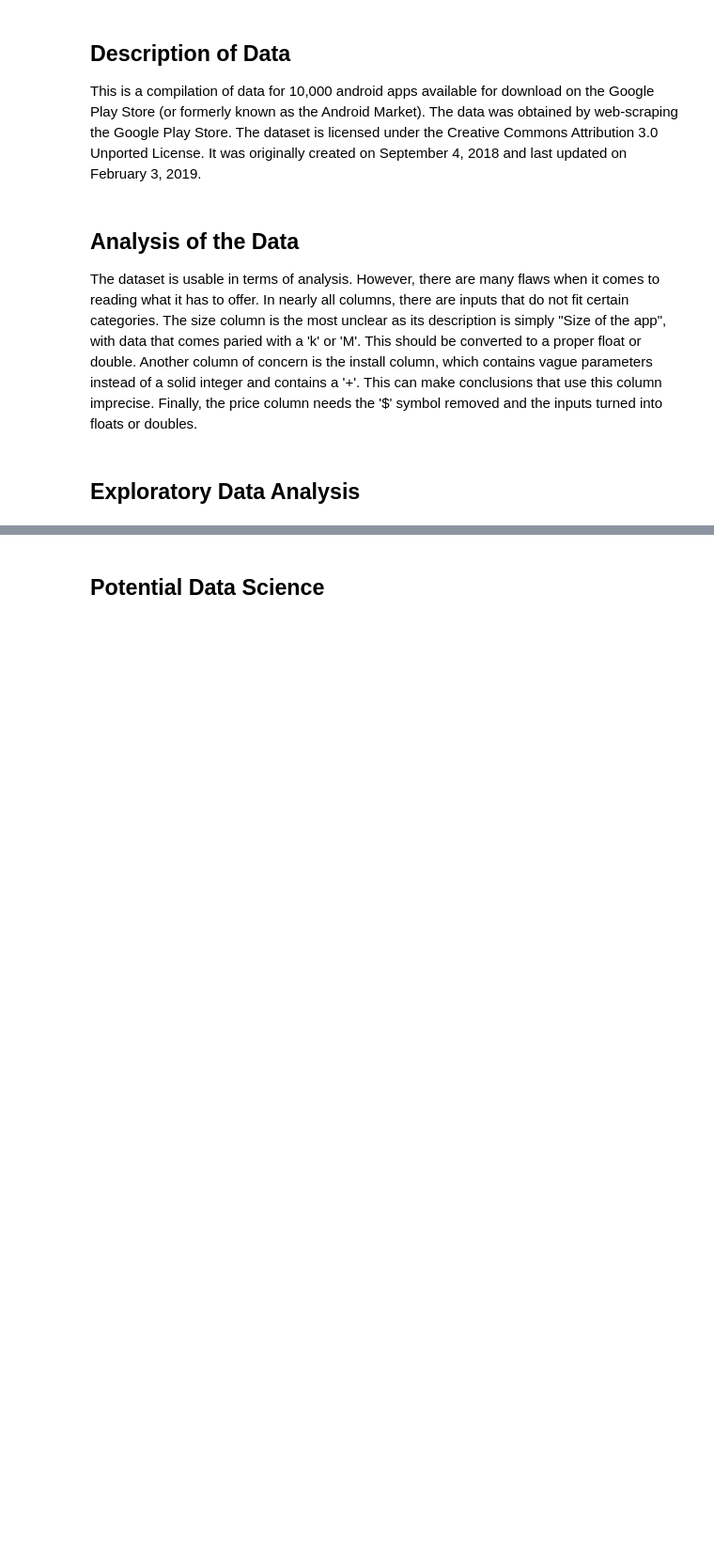
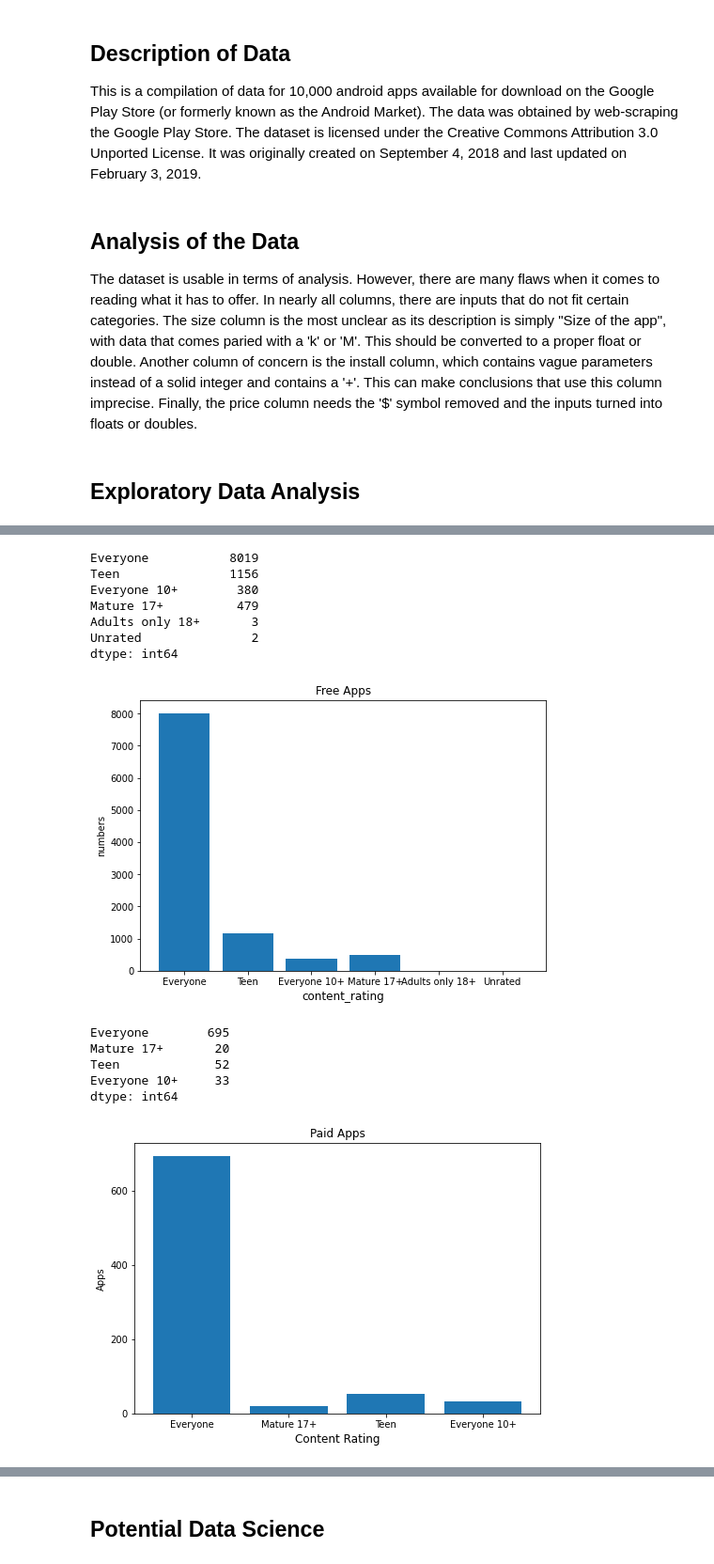
Before and after one commit to Lcy17514465/CSCI2000U-G1-Final-Proj, a Jupyter notebook: project-1-final.ipynb, the cells around one changed output, grey strips where cells are left out. Shown at 94% size. Saved outputs shown, nothing was run; the diff lists cells and outputs as text; code cells hidden in the pictures; blank space fills up the shorter version.

```diff
--- a/project-1-final.ipynb
+++ b/project-1-final.ipynb
@@ -22,0 +170,65 @@ The dataset is usable in terms of analysis. However, there are many flaws when i
+# %%
+# Q3 Does maturity/content rating relate to whether an app is paid for?
+price_rating = list(map(lambda x: (x["Price"], x["Content Rating"]), data))
+
+# free app information
+free_app = list(filter(lambda x: x[0] == 0,price_rating))
+
+count_dict_free = {}
+for app in free_app:
+    count_dict_free[app[1]] = 0
+for app in free_app:
+    count_dict_free[app[1]] += 1
+
+df_free_app = pd.Series(count_dict_free)
+print(df_free_app) # free app statistics
+
+# plot graph
+fig = plt.figure()
+ax = fig.add_axes([0,0,1,1])
+content_rating = ['Everyone', 'Teen', 'Everyone 10+', 'Mature 17+', 'Adults only 18+','Unrated']
+numbers = [8019,1156,380,479,3,2]
+ax.bar(content_rating,numbers)
+plt.title('Free Apps')
+ax.set_xlabel('content_rating', fontsize = 12)
+ax.set_ylabel('numbers', fontsize = 10)
+plt.show()
+
+# paid app information
+paid_app = list(filter(lambda x: x[0] > 0,price_rating))
+
+count_dict_paid = {}
+for app in paid_app:
+    count_dict_paid[app[1]] = 0
+for app in paid_app:
+    count_dict_paid[app[1]] += 1
+
+df_paid_app = pd.Series(count_dict_paid)
+print(df_paid_app)
+
+fig = plt.figure()
+ax = fig.add_axes([0,0,1,1])
+content_rating = ['Everyone', 'Mature 17+', 'Teen', 'Everyone 10+']
+numbers = [695,20,52,33]
+ax.bar(content_rating,numbers)
+plt.title('Paid Apps')
+plt.rc('xtick', labelsize=200)
+plt.rc('ytick', labelsize=20)
+ax.set_xlabel('Content Rating', fontsize = 12)
+ax.set_ylabel('Apps', fontsize = 10)
+plt.show()
+# %% [output]
+Everyone           8019
+Teen               1156
+Everyone 10+        380
+Mature 17+          479
+Adults only 18+       3
+Unrated               2
+dtype: int64
+[figure, added]
+Everyone        695
+Mature 17+       20
+Teen             52
+Everyone 10+     33
+dtype: int64
+[figure, added]
```
Also changed, not shown: parts of 7 cells of this notebook, 2 other files.
